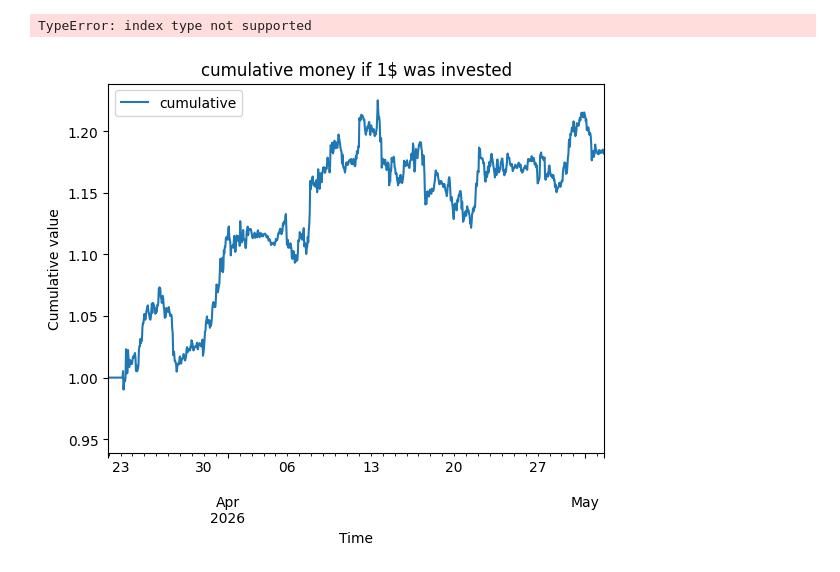
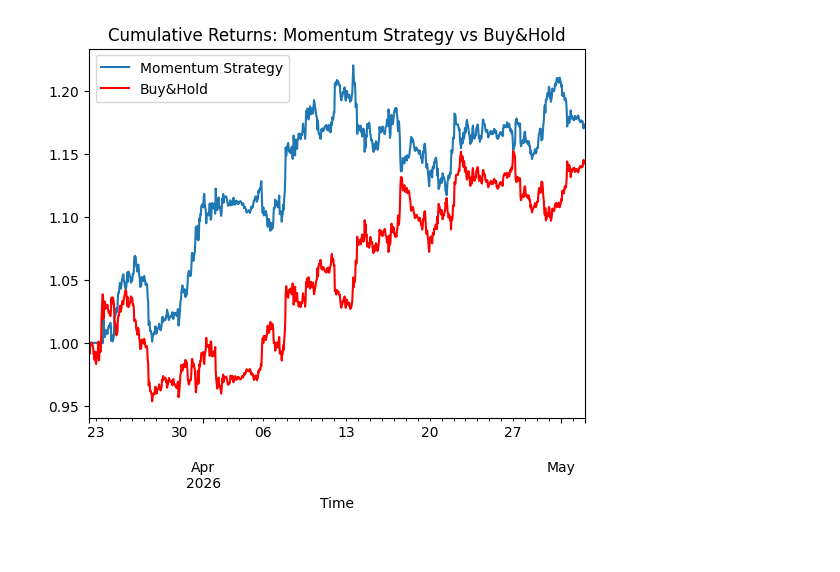
Before and after one commit to igotthisbros/Crypto-momentum-backtester, a Jupyter notebook: main.ipynb, the cells around one changed output. Cells and saved outputs as stored; diff of their text form; code cells hidden in the pictures.

```diff
--- a/main.ipynb
+++ b/main.ipynb
@@ -60,12 +59,11 @@ cumulative
 Name: count, Length: 971, dtype: int64
 # %%
 import matplotlib.pyplot as plt
-df.plot(x='Time',y='cumulative', kind ='line', title= 'cumulative money if 1$ was invested', ylabel = 'Cumulative value')
+ax = df.plot(x='Time',y='cumulative', kind ='line', title= 'Cumulative Returns: Momentum Strategy vs Buy&Hold', label = 'Momentum Strategy')
 
-df.plot(y='buynhold', kind = 'line', color = 'red', label = 'Buy&Hold')
+df.plot(x='Time', y='buynhold', kind = 'line', color = 'red', label = 'Buy&Hold', ax=ax)
 plt.xlabel('Time')
 plt.savefig('results.png')
 plt.show()
 # %% [output]
-TypeError: index type not supported
-[figure, old version]
+[figure, new version]
```
Also changed, not shown: parts of 3 cells of this notebook, 2 other files.
